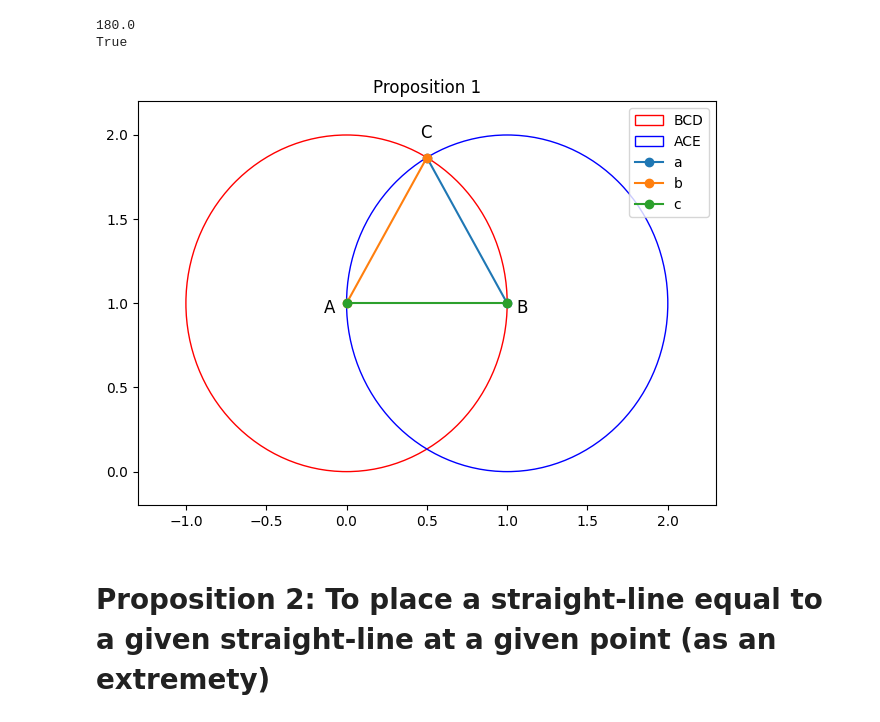
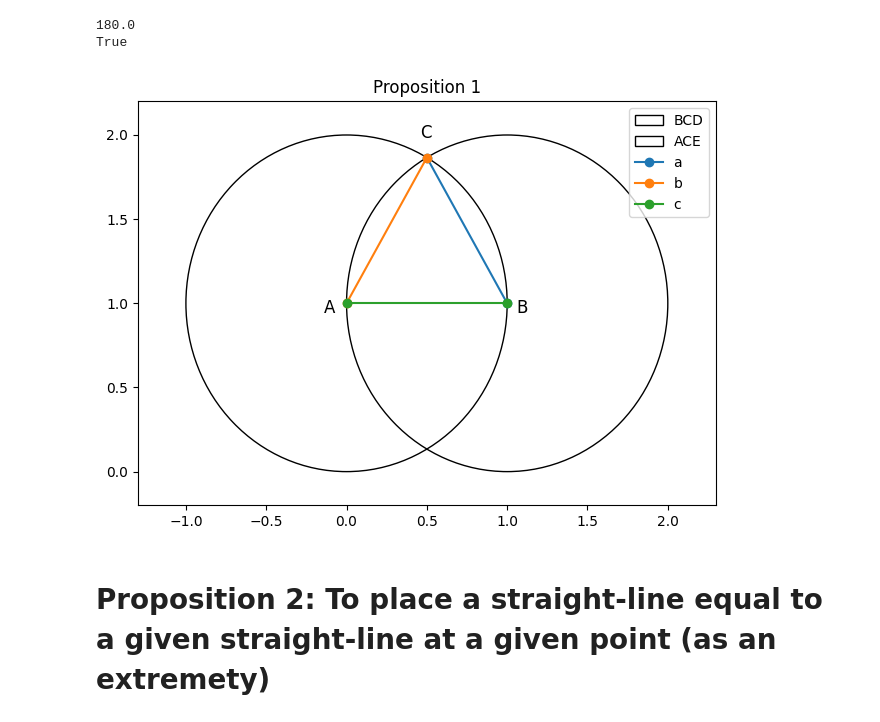
Before and after one commit to jon-bown/euclid, a Jupyter notebook: euclid_s_elements_book_1_prop_1_20.ipynb, the cells around one changed output. Cells and saved outputs as stored; diff of their text form; code cells hidden in the pictures.

```diff
--- a/euclid_s_elements_book_1_prop_1_20.ipynb
+++ b/euclid_s_elements_book_1_prop_1_20.ipynb
@@ -286,17 +286,27 @@ def angle_btw_lines(L1, L2):
     angle = np.arccos(float(cos_angle))
 
     return np.degrees(angle)
+# %%
+def get_common_point(L1: Line2E, L2: Line2E):
+  if point2_almost_equal(L1.p1, L2.p1):
+    return L1.p1
+  elif point2_almost_equal(L1.p1, L2.p2):
+    return L1.p1
+  elif point2_almost_equal(L1.p2, L2.p1):
+    return L1.p2
+  elif point2_almost_equal(L1.p2, L2.p2):
+    return L1.p2
+  elif L1.intersect(L2) is not None:
+    return L1.intersect(L2)
+  else:
+    return None
 # %%
 def angle_btw_lines(L1, L2):
     """
     Calculate the angle between two lines internal to the two lines in the context of a triangle
     """
     # Find the common point
-    common_point = None
-    for p in [L1.p1, L1.p2]:
-        if p in [L2.p1, L2.p2]:
-            common_point = p
-            break
+    common_point = get_common_point(L1, L2)
 
     if common_point is None:
         return np.nan
@@ -496,7 +494,7 @@ class Triangle():
     def check_angles(self):
         return self.beta + self.alpha + self.gamma
 # %%
-def plot_2d(objs, names, colors, annotate=True, edge=0.1, size=5, title='', legend_loc='upper right'):
+def plot_2d(objs, names, colors=[], annotate=True, edge=0.1, size=5, title='', legend_loc='upper right'):
     """
     Plot 2D Euclid Elements
 
@@ -512,7 +510,7 @@ def plot_2d(objs, names, colors, annotate=True, edge=0.1, size=5, title='', lege
     min_x, max_x, min_y, max_y = None, None, None, None
     for i, obj in enumerate(objs):
         if isinstance(obj, Circle2E):
-            circle1=plt.Circle((obj.c.x, obj.c.y), obj.r, fill=False, color=colors[i], label=names[i])
+            circle1=plt.Circle((obj.c.x, obj.c.y), obj.r, fill=False, label=names[i])
             plt.gca().add_artist(circle1)
 
             #adjust boundaries
@@ -540,6 +538,7 @@ def plot_2d(objs, names, colors, annotate=True, edge=0.1, size=5, title='', lege
             min_y = min(min_y, obj.min_y) if min_y is not None else obj.min_y
             max_y = max(max_y, obj.max_y) if max_y is not None else obj.max_y
             continue
+        #TODO: Add point compatibility
     plt.title(title)
     plt.axis([min_x - edge*(max_x-min_x), max_x + edge*(max_x-min_x), min_y - edge*(max_y-min_y), max_y + edge*(max_y-min_y)])
     plt.legend(loc=legend_loc)
@@ -573,9 +572,9 @@ print(ABC.equilateral)
 180.0
 True
 # %%
-plot_2d([BCD, ACE, ABC], ['BCD','ACE','ABC'], colors=['red', 'blue', 'green'], title='Proposition 1')
+plot_2d([BCD, ACE, ABC], ['BCD','ACE','ABC'], title='Proposition 1')
 # %% [output]
-[figure, old version]
+[figure, new version]
 # %%
 #ABSTRACTION OF PROP 1
 def draw_equilateral(AB: Line2E, direction=1):
```
Also changed, not shown: parts of 7 cells of this notebook.
